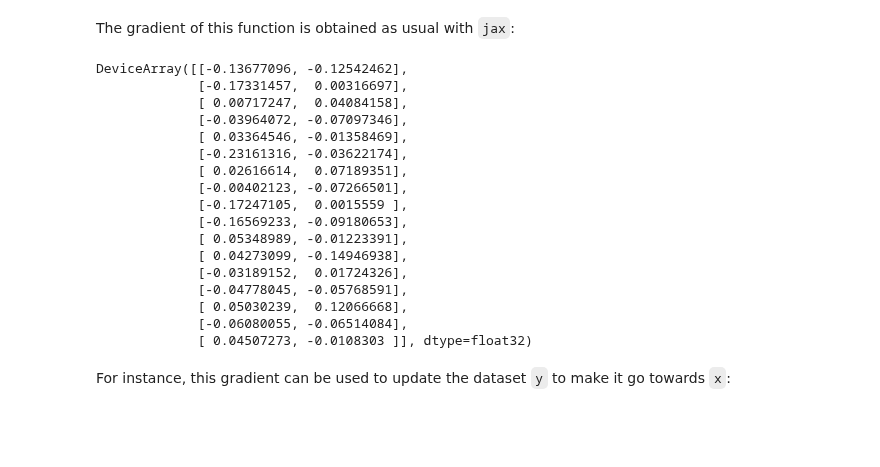
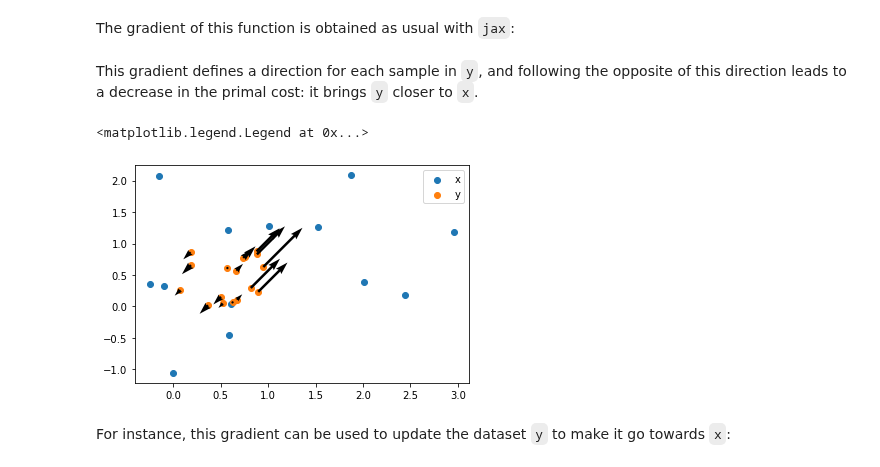
Before and after one commit to ott-jax/ott, a Jupyter notebook: docs/tutorials/notebooks/basic_ot_between_datasets.ipynb, the cells around one changed output. Drawn from its saved outputs; the diff is of its cells as text; code cells hidden in the pictures; blank space fills up the shorter version.

```diff
--- a/docs/tutorials/notebooks/basic_ot_between_datasets.ipynb
+++ b/docs/tutorials/notebooks/basic_ot_between_datasets.ipynb
@@ -83,25 +85,17 @@ DeviceArray(1.2848568, dtype=float32)
 The gradient of this function is obtained as usual with `jax`:
 # %%
 gradient_function = jax.grad(primal_cost_from_y)
-gradient_function(y)
+gradients = gradient_function(y)
-# %% [output]
-DeviceArray([[-0.13677096, -0.12542462],
-             [-0.17331457,  0.00316697],
-             [ 0.00717247,  0.04084158],
-             [-0.03964072, -0.07097346],
-             [ 0.03364546, -0.01358469],
-             [-0.23161316, -0.03622174],
-             [ 0.02616614,  0.07189351],
-             [-0.00402123, -0.07266501],
-             [-0.17247105,  0.0015559 ],
-             [-0.16569233, -0.09180653],
-             [ 0.05348989, -0.01223391],
-             [ 0.04273099, -0.14946938],
-             [-0.03189152,  0.01724326],
-             [-0.04778045, -0.05768591],
-             [ 0.05030239,  0.12066668],
-             [-0.06080055, -0.06514084],
-             [ 0.04507273, -0.0108303 ]], dtype=float32)
+# %% [markdown]
+This gradient defines a direction for each sample in `y`, and following the opposite of this direction leads to a decrease in the primal cost: it brings `y` closer to `x`.
+# %%
+plt.scatter(x[:, 0], x[:, 1], label="x")
+plt.scatter(y[:, 0], y[:, 1], label="y")
+plt.quiver(y[:, 0], y[:, 1], -gradients[:, 0], -gradients[:, 0])
+plt.legend()
+# %% [output]
+<matplotlib.legend.Legend at 0x...>
+[figure, added]
 # %% [markdown]
 For instance, this gradient can be used to update the dataset `y` to make it go towards `x`:
 # %%
```
Also changed, not shown: parts of 2 cells of this notebook, 1 other file.
